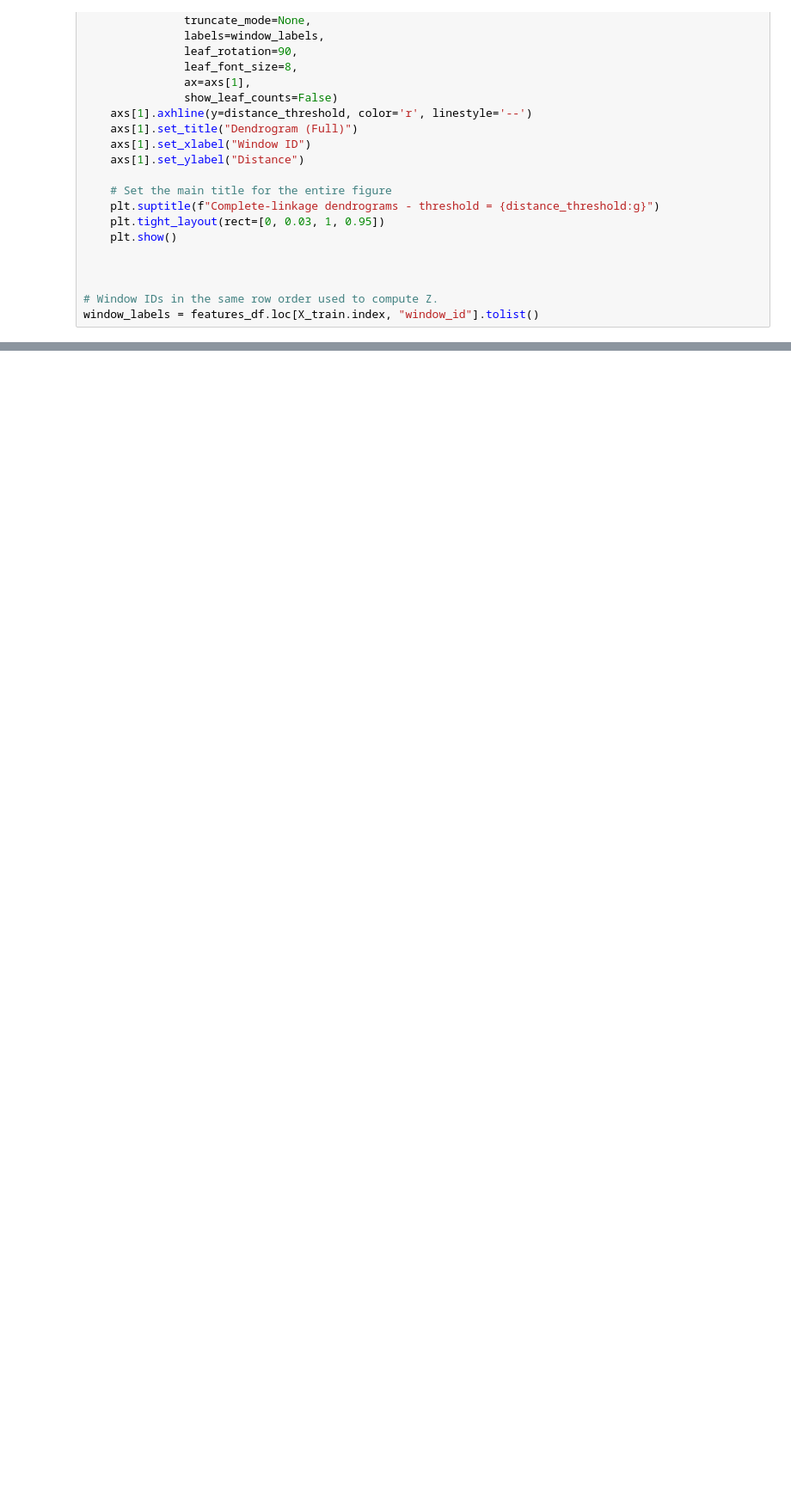
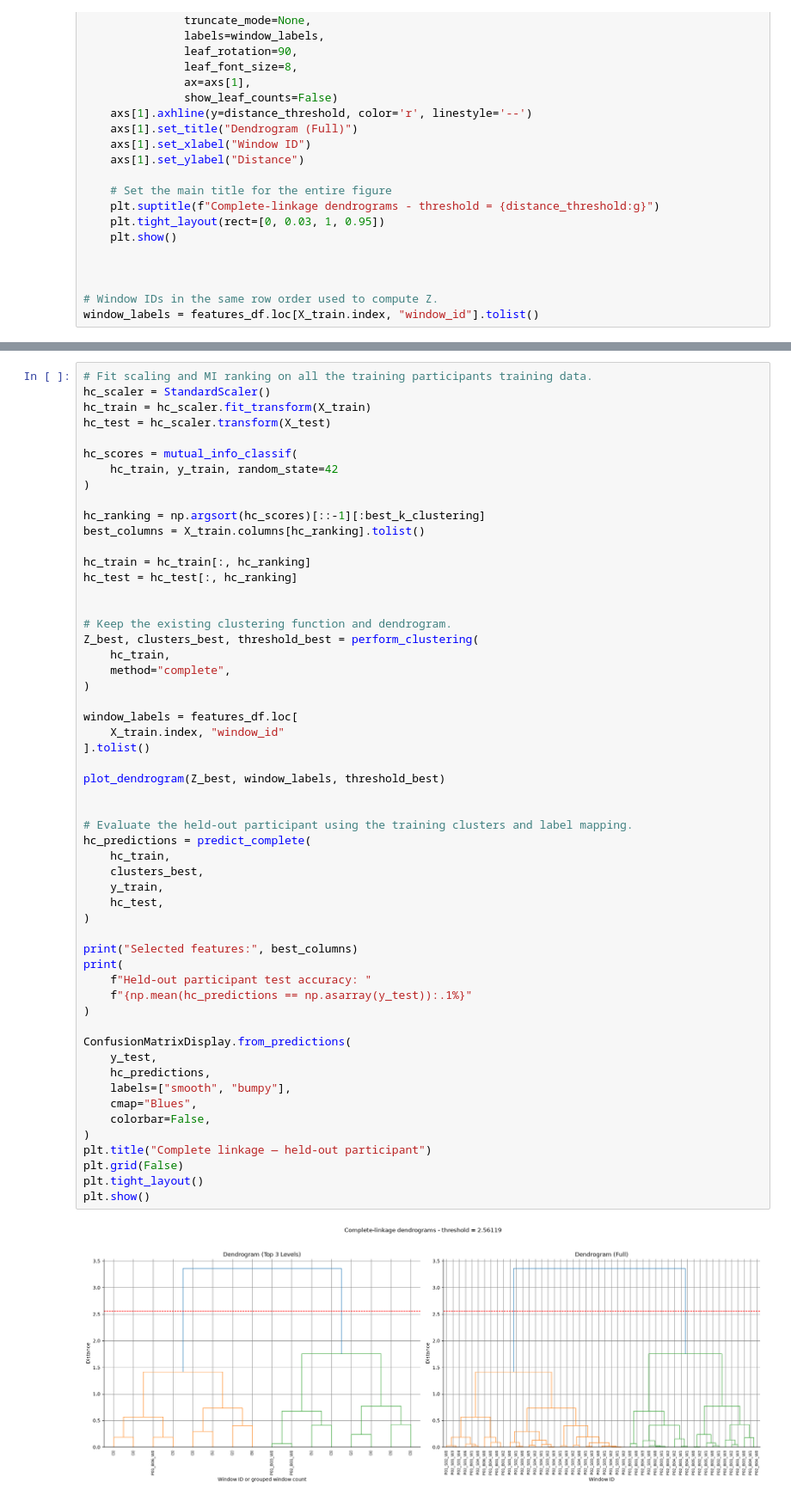
Before and after one commit to kostasparma/Machine_Learning_for_rides, a Jupyter notebook: group19.ipynb, the cells around one changed output, grey strips where cells are left out. Shown at 86% size. Drawn from its saved outputs; the diff is of its cells as text; blank space fills up the shorter version.

```diff
--- a/group19.ipynb
+++ b/group19.ipynb
@@ -3890,0 +3607,57 @@ Training-window label-matched agreement: 90.1%
+# %%
+# Fit scaling and MI ranking on all the training participants training data.
+hc_scaler = StandardScaler()
+hc_train = hc_scaler.fit_transform(X_train)
+hc_test = hc_scaler.transform(X_test)
+
+hc_scores = mutual_info_classif(
+    hc_train, y_train, random_state=42
+)
+
+hc_ranking = np.argsort(hc_scores)[::-1][:best_k_clustering]
+best_columns = X_train.columns[hc_ranking].tolist()
+
+hc_train = hc_train[:, hc_ranking]
+hc_test = hc_test[:, hc_ranking]
+
+
+# Keep the existing clustering function and dendrogram.
+Z_best, clusters_best, threshold_best = perform_clustering(
+    hc_train,
+    method="complete",
+)
+
+window_labels = features_df.loc[
+    X_train.index, "window_id"
+].tolist()
+
+plot_dendrogram(Z_best, window_labels, threshold_best)
+
+
+# Evaluate the held-out participant using the training clusters and label mapping.
+hc_predictions = predict_complete(
+    hc_train,
+    clusters_best,
+    y_train,
+    hc_test,
+)
+
+print("Selected features:", best_columns)
+print(
+    f"Held-out participant test accuracy: "
+    f"{np.mean(hc_predictions == np.asarray(y_test)):.1%}"
+)
+
+ConfusionMatrixDisplay.from_predictions(
+    y_test,
+    hc_predictions,
+    labels=["smooth", "bumpy"],
+    cmap="Blues",
+    colorbar=False,
+)
+plt.title("Complete linkage — held-out participant")
+plt.grid(False)
+plt.tight_layout()
+plt.show()
+# %% [output]
+[figure, added]
```
Also changed, not shown: parts of 102 cells of this notebook, 42 other files.
